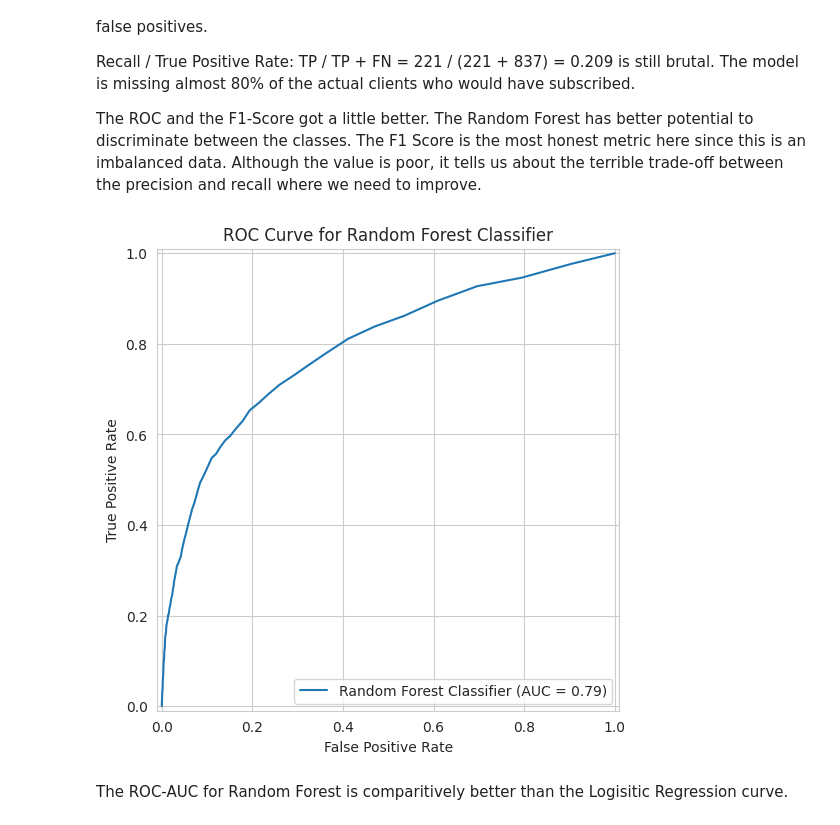
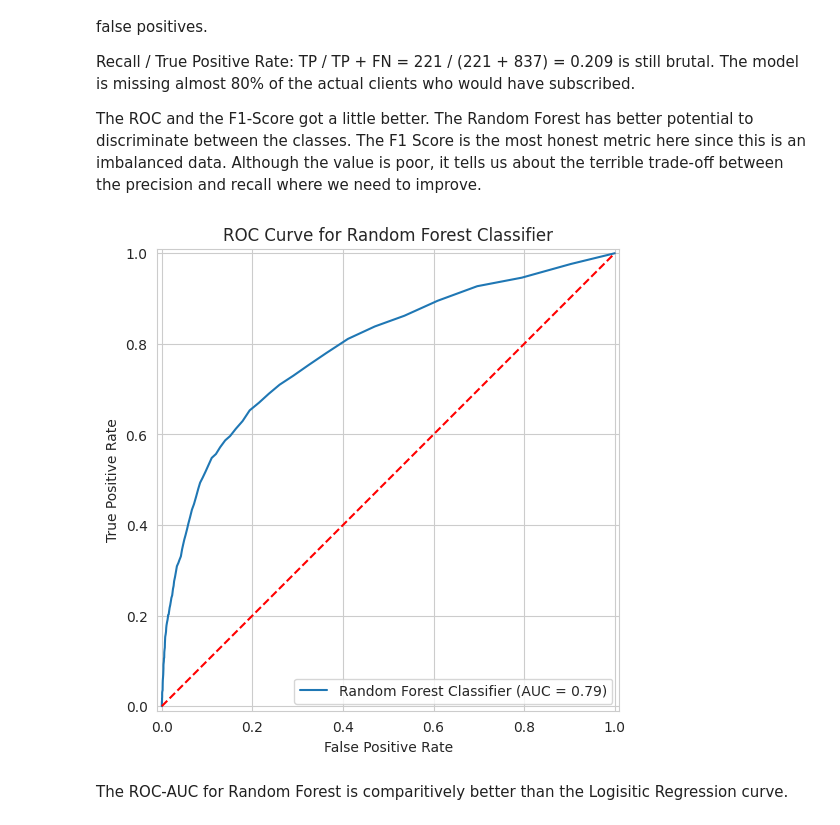
Before and after one commit to nazmilash/Bank-Marketing, a Jupyter notebook: Assignment_Pipeline.ipynb, the cells around one changed output. Drawn from its saved outputs; the diff is of its cells as text; code cells hidden in the pictures.

```diff
--- a/Assignment_Pipeline.ipynb
+++ b/Assignment_Pipeline.ipynb
@@ -521,16 +522,17 @@ The ROC and the F1-Score got a little better. The Random Forest has better poten
 # %%
 # The ROC curve illustrates the trade-off between sensitivity (true positive rate) and specificity (1 - false positive rate) at various threshold settings.
 # It helps to visualize the performance of the classification model across different thresholds.
 
 fpr_rf, tpr_rf, thresholds_rf = roc_curve(y_test, y_pred_proba_rf)
 
 # Plot ROC Curve
 roc_display_rf = RocCurveDisplay(fpr = fpr_rf, tpr = tpr_rf, roc_auc = rf_auc, estimator_name = "Random Forest Classifier")
 roc_display_rf.plot()
 plt.title('ROC Curve for Random Forest Classifier')
+plt.plot([0, 1], [0, 1], "r--")
 plt.show()
 # %% [output]
-[figure, old version]
+[figure, new version]
 # %% [markdown]
 The ROC-AUC for Random Forest is comparitively better than the Logisitic Regression curve.
 # %% [markdown]
```
Also changed, not shown: parts of 1 cell of this notebook.
